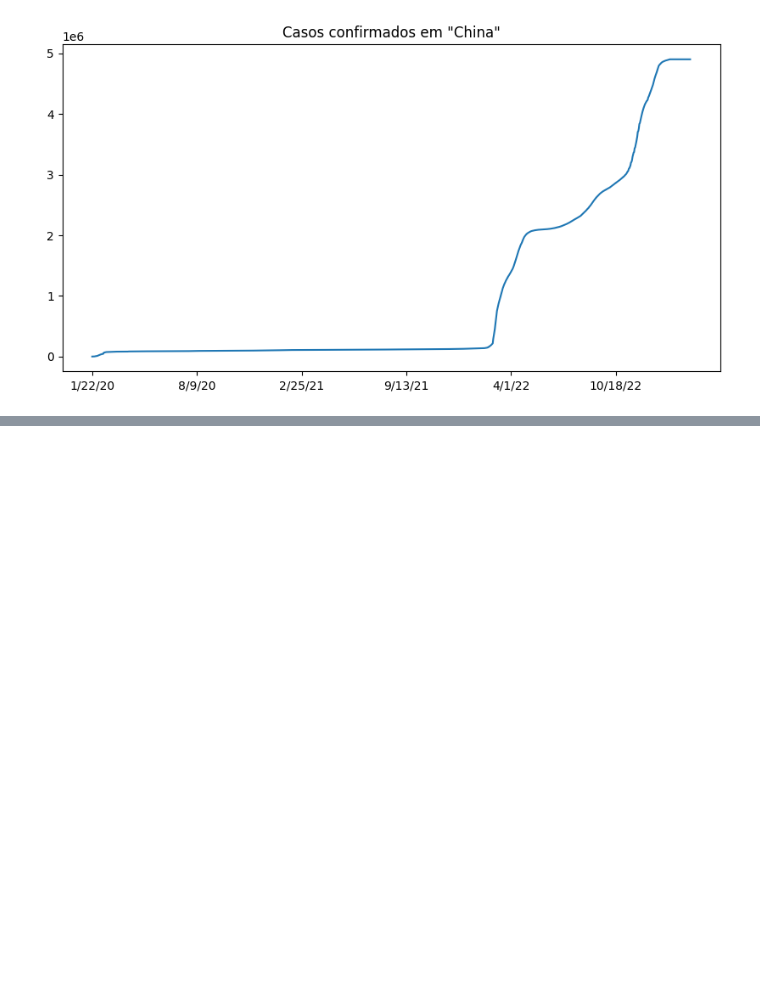
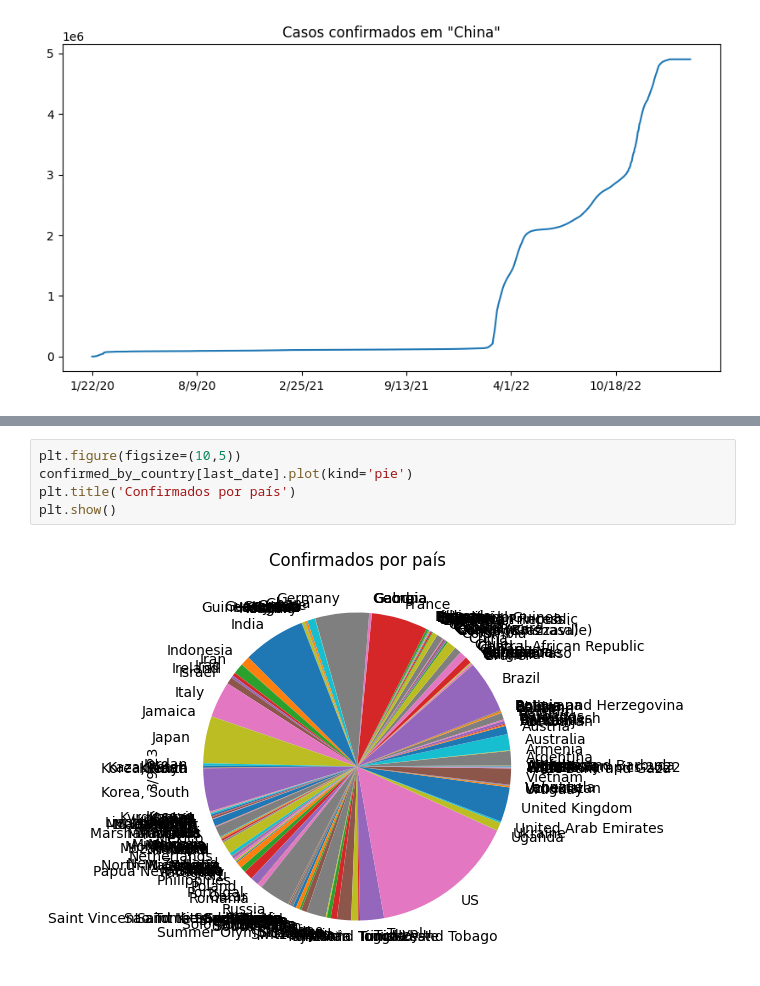
Before and after one commit to enricotm/DataScienceCourse-Alura, a Jupyter notebook: curso11/aula.ipynb, the cells around one changed output, grey strips where cells are left out. Saved outputs shown, nothing was run; the diff lists cells and outputs as text; blank space fills up the shorter version.

```diff
--- a/curso11/aula.ipynb
+++ b/curso11/aula.ipynb
@@ -172,0 +180,7 @@ plt.show()
+# %%
+plt.figure(figsize=(10,5))
+confirmed_by_country[last_date].plot(kind='pie')
+plt.title('Confirmados por país')
+plt.show()
+# %% [output]
+[figure, added]
```
Also changed, not shown: parts of 11 cells of this notebook.
